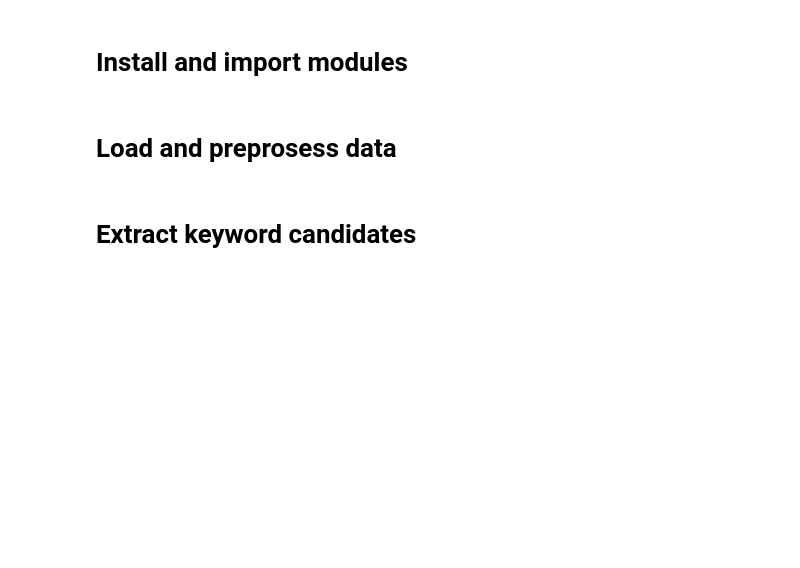
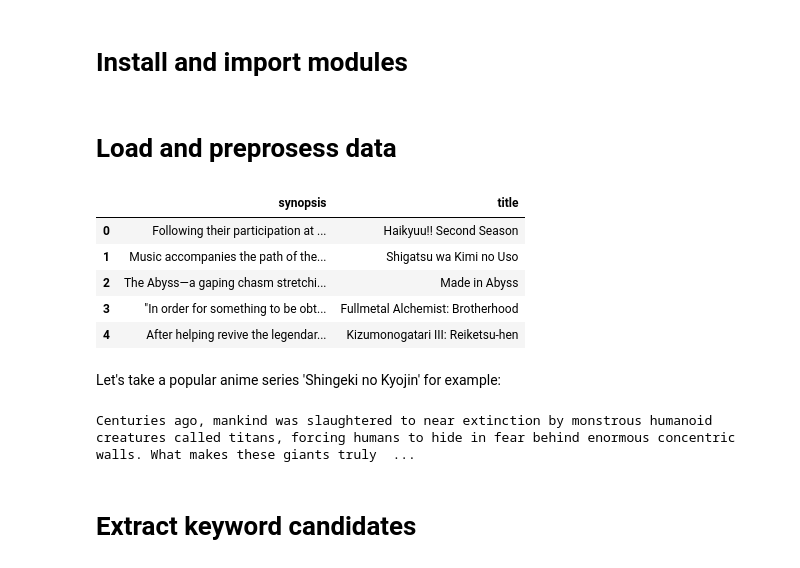
Before and after one commit to Victor-A-Orlov/Synopsis-Keyword-Extraction, a Jupyter notebook: synopsis-keyword-extraction.ipynb, the cells around one changed output. Drawn from its saved outputs; the diff is of its cells as text; code cells hidden in the pictures; blank space fills up the shorter version.

Commit message:
Kaggle Notebook | Synopsis keyword extraction | Version 9

```diff
--- a/synopsis-keyword-extraction.ipynb
+++ b/synopsis-keyword-extraction.ipynb
@@ -25,18 +26,31 @@ kw_model = KeyBERT()
 # Load and preprosess data
 # %%
 df = pd.read_csv('../input/myanimelist-dataset-animes-profiles-reviews/animes.csv')
-df.dropna(inplace=True, subset=['synopsis', 'title'])
-df = df[~df.uid.duplicated(keep='first')]
+df = df[['synopsis', 'title']]
+df.dropna(inplace=True)
+df = df[~df.title.duplicated(keep='first')]
 df.head()
+# %% [output]
+|  | synopsis | title |
+| 0 | Following their participation at ... | Haikyuu!! Second Season |
+| 1 | Music accompanies the path of the... | Shigatsu wa Kimi no Uso |
+| 2 | The Abyss—a gaping chasm stretchi... | Made in Abyss |
+| 3 | "In order for something to be obt... | Fullmetal Alchemist: Brotherhood |
+| 4 | After helping revive the legendar... | Kizumonogatari III: Reiketsu-hen |
+# %% [markdown]
+Let's take a popular anime series 'Shingeki no Kyojin' for example:
 # %%
 TITLE = 'Shingeki no Kyojin'
-def get_synopsis(title):
-    doc = df[df['title'] == title].synopsis.values[0]
-    doc = re.sub("[\(\[].*?[\)\]]", "", doc) # Remove the "written by" caption
+text = df[df['title'] == TITLE].synopsis.values[0]
+def clean_up_text(text):
+    doc = re.sub("[\(\[].*?[\)\]]", "", text) # Remove the "written by" caption
     doc = doc.replace(u'\n', u'').replace(u'\r', u'')
     doc = nlp(doc)
     return doc
-doc = get_synopsis(TITLE)
+
+doc = clean_up_text(text)
 print(doc)
+# %% [output]
+Centuries ago, mankind was slaughtered to near extinction by monstrous humanoid creatures called titans, forcing humans to hide in fear behind enormous concentric walls. What makes these giants truly  ...
 # %% [markdown]
 # Extract keyword candidates
```
Also changed, not shown: parts of 7 cells of this notebook.
